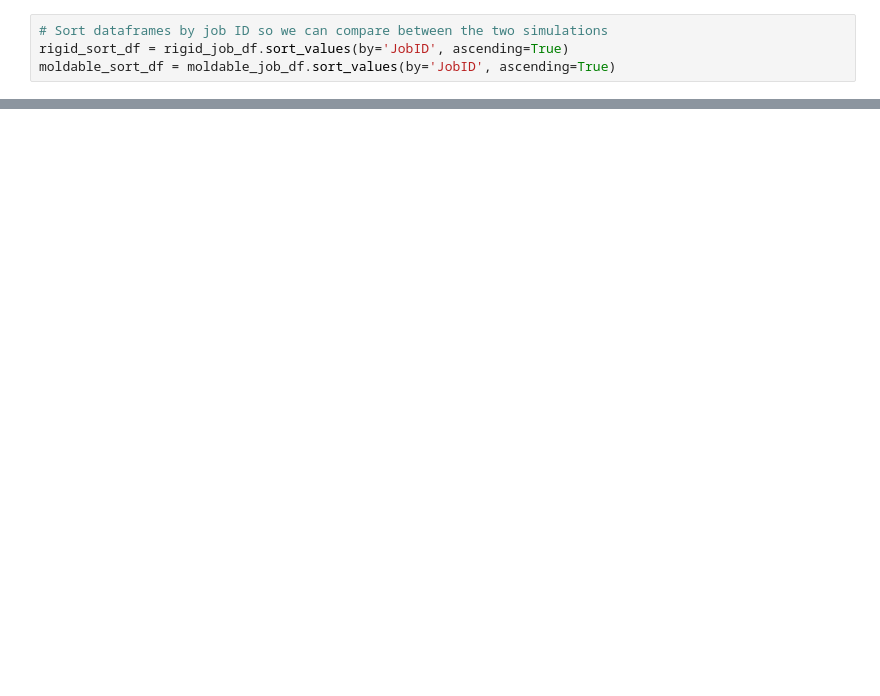
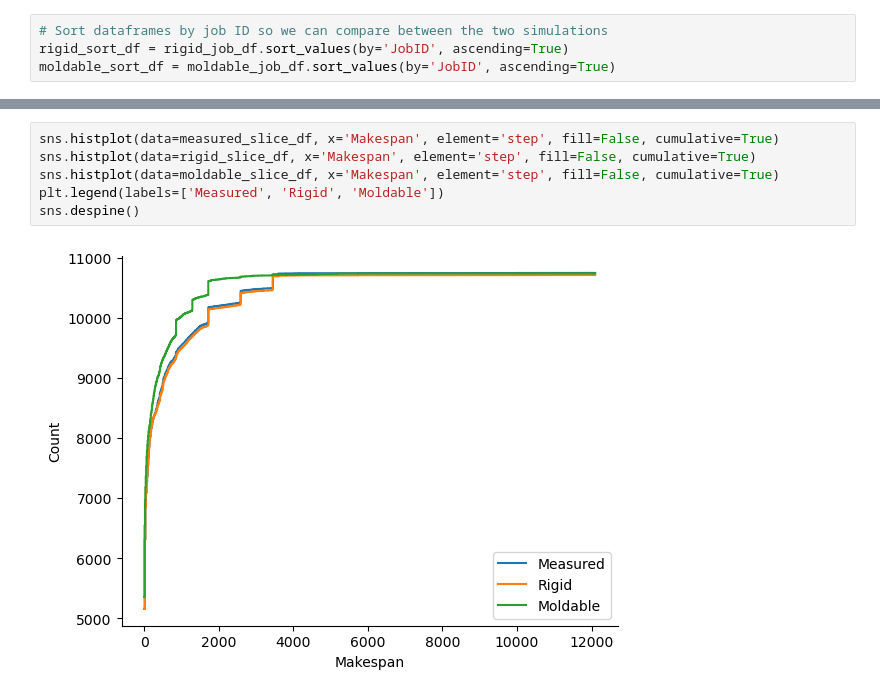
Before and after one commit to EPCCed/mira-cirrus-elastisim, a Jupyter notebook: analysis/job_load_analysis.ipynb, the cells around one changed output, grey strips where cells are left out. Saved outputs shown, nothing was run; the diff lists cells and outputs as text; blank space fills up the shorter version.

```diff
--- a/analysis/job_load_analysis.ipynb
+++ b/analysis/job_load_analysis.ipynb
@@ -514,0 +601,8 @@ moldable_sort_df = moldable_job_df.sort_values(by='JobID', ascending=True)
+# %%
+sns.histplot(data=measured_slice_df, x='Makespan', element='step', fill=False, cumulative=True)
+sns.histplot(data=rigid_slice_df, x='Makespan', element='step', fill=False, cumulative=True)
+sns.histplot(data=moldable_slice_df, x='Makespan', element='step', fill=False, cumulative=True)
+plt.legend(labels=['Measured', 'Rigid', 'Moldable'])
+sns.despine()
+# %% [output]
+[figure, added]
```
Also changed, not shown: parts of 14 cells of this notebook.
